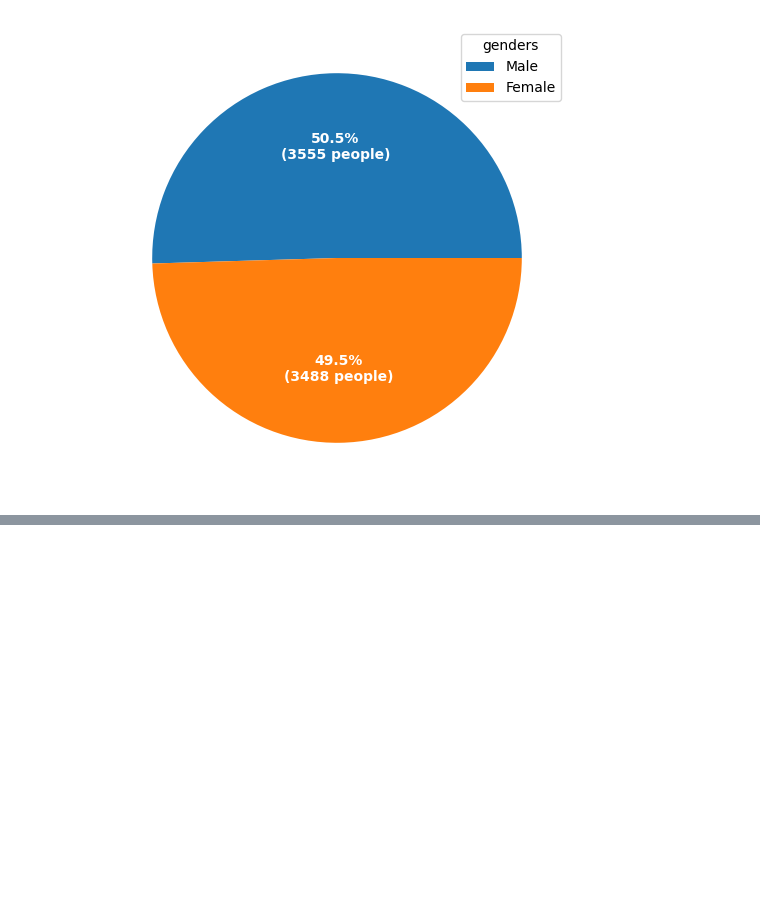
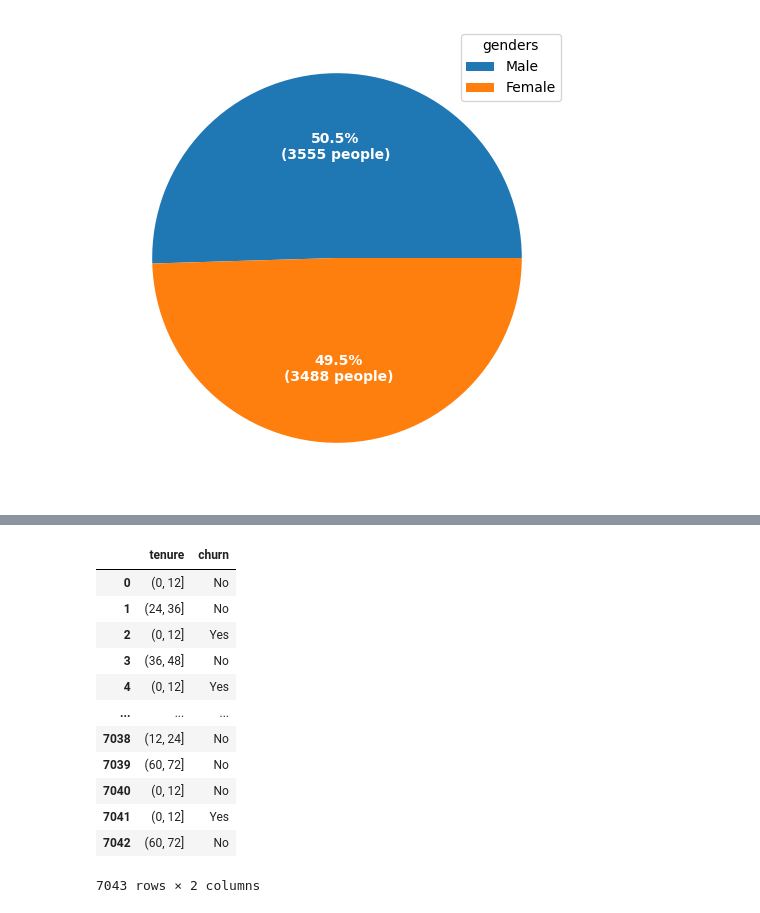
Before and after one commit to UZOKMUROD/telco-churn, a Jupyter notebook: notebooks/eda.ipynb, the cells around one changed output, grey strips where cells are left out. Cells and saved outputs as stored; diff of their text form; code cells hidden in the pictures; blank space fills up the shorter version.

```diff
--- a/notebooks/eda.ipynb
+++ b/notebooks/eda.ipynb
@@ -150,0 +245,17 @@ plt.show()
+# %%
+churn_tenure['churn'] = df["Churn"]
+churn_tenure
+# %% [output]
+|  | tenure | churn |
+| 0 | (0, 12] | No |
+| 1 | (24, 36] | No |
+| 2 | (0, 12] | Yes |
+| 3 | (36, 48] | No |
+| 4 | (0, 12] | Yes |
+| ... | ... | ... |
+| 7038 | (12, 24] | No |
+| 7039 | (60, 72] | No |
+| 7040 | (0, 12] | No |
+| 7041 | (0, 12] | Yes |
+| 7042 | (60, 72] | No |
+7043 rows × 2 columns
```
Also changed, not shown: parts of 9 cells of this notebook.
